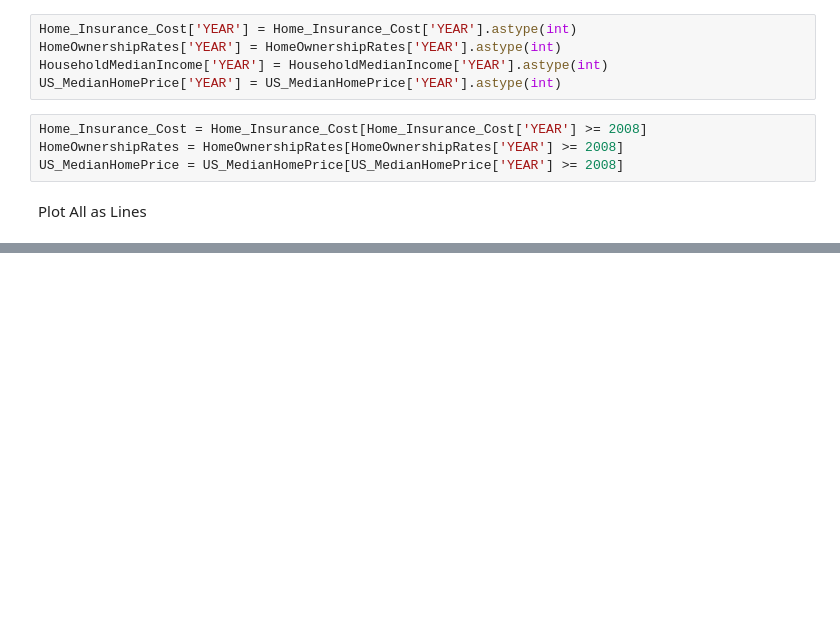
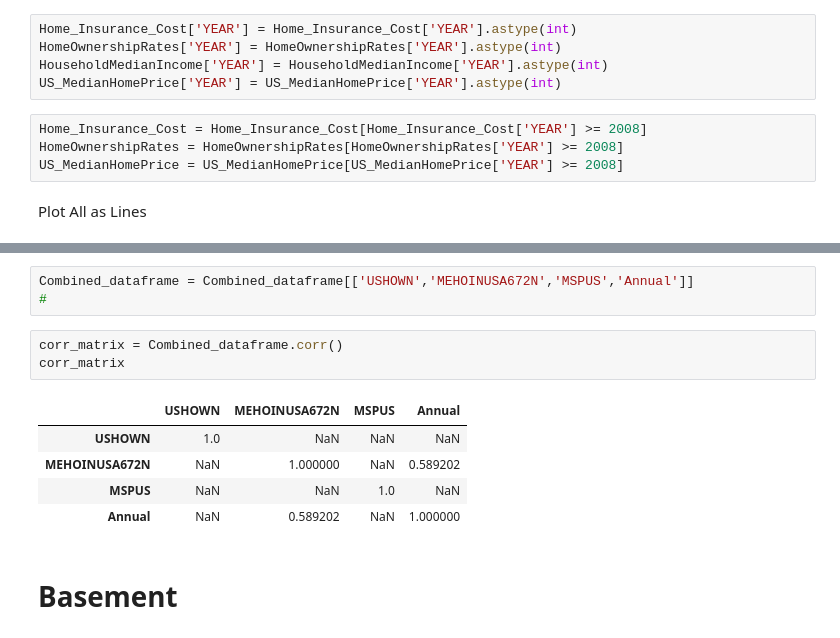
Before and after one commit to JF11579/Plotly, a Jupyter notebook: Home_Prices_and_House_Prices_2.ipynb, the cells around one changed output, grey strips where cells are left out. Cells and saved outputs as stored; diff of their text form; blank space fills up the shorter version.

```diff
--- a/Home_Prices_and_House_Prices_2.ipynb
+++ b/Home_Prices_and_House_Prices_2.ipynb
@@ -158,0 +300,14 @@ fig.show()
+# %%
+Combined_dataframe = Combined_dataframe[['USHOWN','MEHOINUSA672N','MSPUS','Annual']]
+#
+# %%
+corr_matrix = Combined_dataframe.corr()
+corr_matrix
+# %% [output]
+|  | USHOWN | MEHOINUSA672N | MSPUS | Annual |
+| USHOWN | 1.0 | NaN | NaN | NaN |
+| MEHOINUSA672N | NaN | 1.000000 | NaN | 0.589202 |
+| MSPUS | NaN | NaN | 1.0 | NaN |
+| Annual | NaN | 0.589202 | NaN | 1.000000 |
+# %% [markdown]
+# Basement
```
Also changed, not shown: parts of 29 cells of this notebook.
